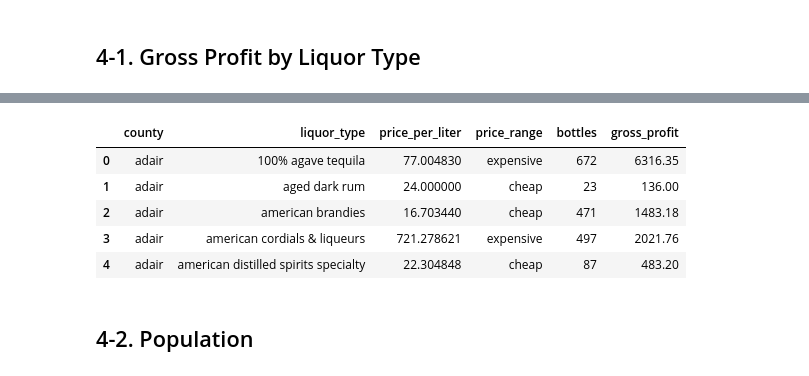
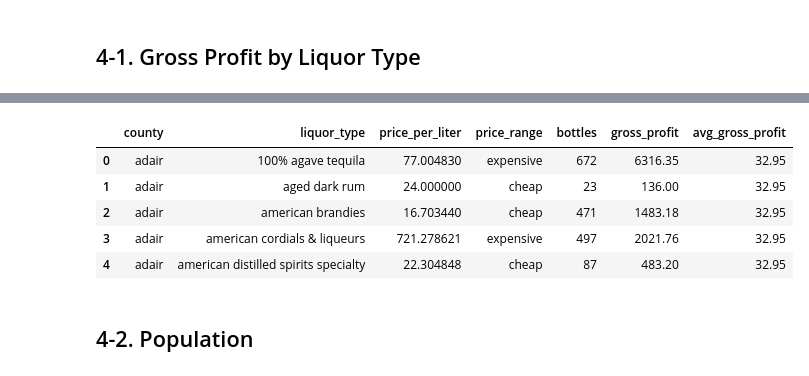
Before and after one commit to Fred-Naga/Applying-Machine-Learning, a Jupyter notebook: iowa_google_cloud.ipynb, the cells around one changed output, grey strips where cells are left out. Cells and saved outputs as stored; diff of their text form; code cells hidden in the pictures.

```diff
--- a/iowa_google_cloud.ipynb
+++ b/iowa_google_cloud.ipynb
@@ -240,0 +207,21 @@ Name: price_per_liter, dtype: Float64
+# %%
+df_google = pd.read_csv('data/google.csv')
+df_liquor = (
+    df_google
+    .groupby(['county', 'liquor_type'])
+    .agg({
+        'price_per_liter': 'mean',
+        'bottles': 'sum',
+        'gross_profit': 'sum',
+    })
+    .reset_index()
+)
+df_avg_liquor = (
+    df_google
+    .groupby('county', as_index=False)
+    .agg(avg_gross_profit=('gross_profit', 'mean'))
+)
+df_liquor = pd.merge(df_liquor, df_avg_liquor, on='county', how='left')
+df_liquor['avg_gross_profit'] = df_liquor['avg_gross_profit'].round(2)
+df_liquor['avg_gross_profit'] = df_liquor['avg_gross_profit'].astype(float)
+df_liquor
@@ -241,23 +242,24 @@ Name: price_per_liter, dtype: Float64
 # %%
 def categorize_liquor_by_price(row):
     if row['price_per_liter'] <= 24:
         return 'cheap'
     elif row['price_per_liter'] <= 70:
         return 'medium'
     else:
         return 'expensive'
 
 df_liquor['price_range'] = df_liquor.apply(categorize_liquor_by_price, axis=1)
 
-df_liquor = df_liquor[['county', 'liquor_type', 'price_per_liter', 'price_range', 'bottles', 'gross_profit']]
+df_liquor = df_liquor[['county', 'liquor_type', 'price_per_liter', 'price_range', 'bottles',
+                       'gross_profit', 'avg_gross_profit']]
 df_liquor.head()
 # %% [output]
-|  | county | liquor_type | price_per_liter | price_range | bottles | gross_profit |
-| 0 | adair | 100% agave tequila | 77.004830 | expensive | 672 | 6316.35 |
-| 1 | adair | aged dark rum | 24.000000 | cheap | 23 | 136.00 |
-| 2 | adair | american brandies | 16.703440 | cheap | 471 | 1483.18 |
-| 3 | adair | american cordials & liqueurs | 721.278621 | expensive | 497 | 2021.76 |
-| 4 | adair | american distilled spirits specialty | 22.304848 | cheap | 87 | 483.20 |
+|  | county | liquor_type | price_per_liter | price_range | bottles | gross_profit | avg_gross_profit |
+| 0 | adair | 100% agave tequila | 77.004830 | expensive | 672 | 6316.35 | 32.95 |
+| 1 | adair | aged dark rum | 24.000000 | cheap | 23 | 136.00 | 32.95 |
+| 2 | adair | american brandies | 16.703440 | cheap | 471 | 1483.18 | 32.95 |
+| 3 | adair | american cordials & liqueurs | 721.278621 | expensive | 497 | 2021.76 | 32.95 |
+| 4 | adair | american distilled spirits specialty | 22.304848 | cheap | 87 | 483.20 | 32.95 |
 # %% [markdown]
 ## 4-2. Population
 # %%
```
Also changed, not shown: parts of 11 cells of this notebook, 9 other files.
